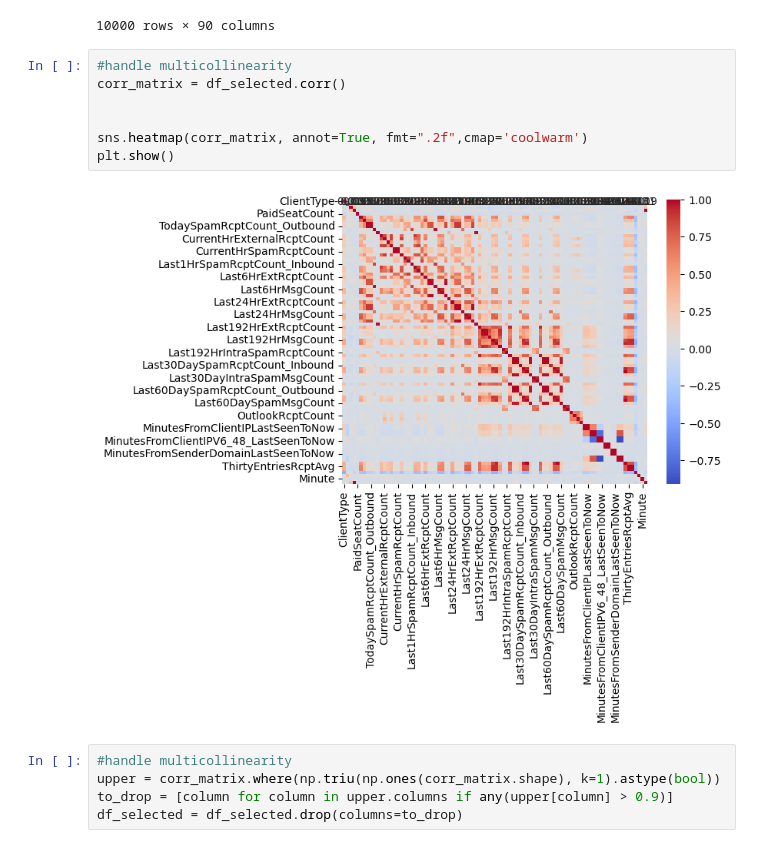
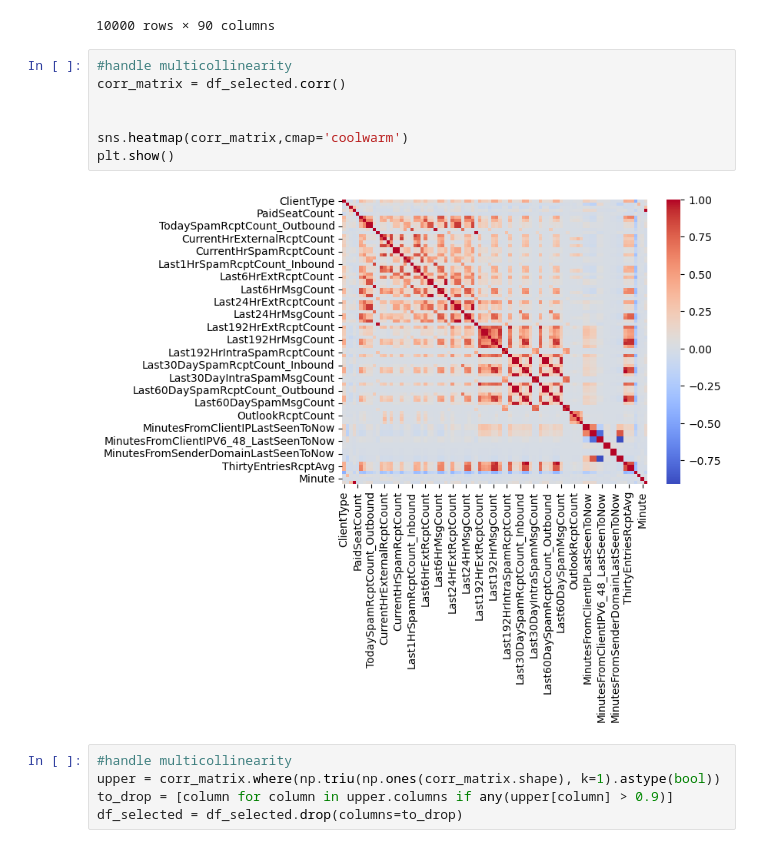
Before and after one commit to ChristabelAtieno/email_spam-detection, a Jupyter notebook: email_spam-detection.ipynb, the cells around one changed output. Drawn from its saved outputs; the diff is of its cells as text.

```diff
--- a/email_spam-detection.ipynb
+++ b/email_spam-detection.ipynb
@@ -197,12 +221,12 @@ df_selected
 # %%
 #handle multicollinearity
 corr_matrix = df_selected.corr()
 
 
-sns.heatmap(corr_matrix, annot=True, fmt=".2f",cmap='coolwarm')
+sns.heatmap(corr_matrix,cmap='coolwarm')
 plt.show()
 # %% [output]
-[figure, old version]
+[figure, new version]
 # %%
 #handle multicollinearity
 upper = corr_matrix.where(np.triu(np.ones(corr_matrix.shape), k=1).astype(bool))
```
Also changed, not shown: parts of 2 cells of this notebook, 1 other file.
